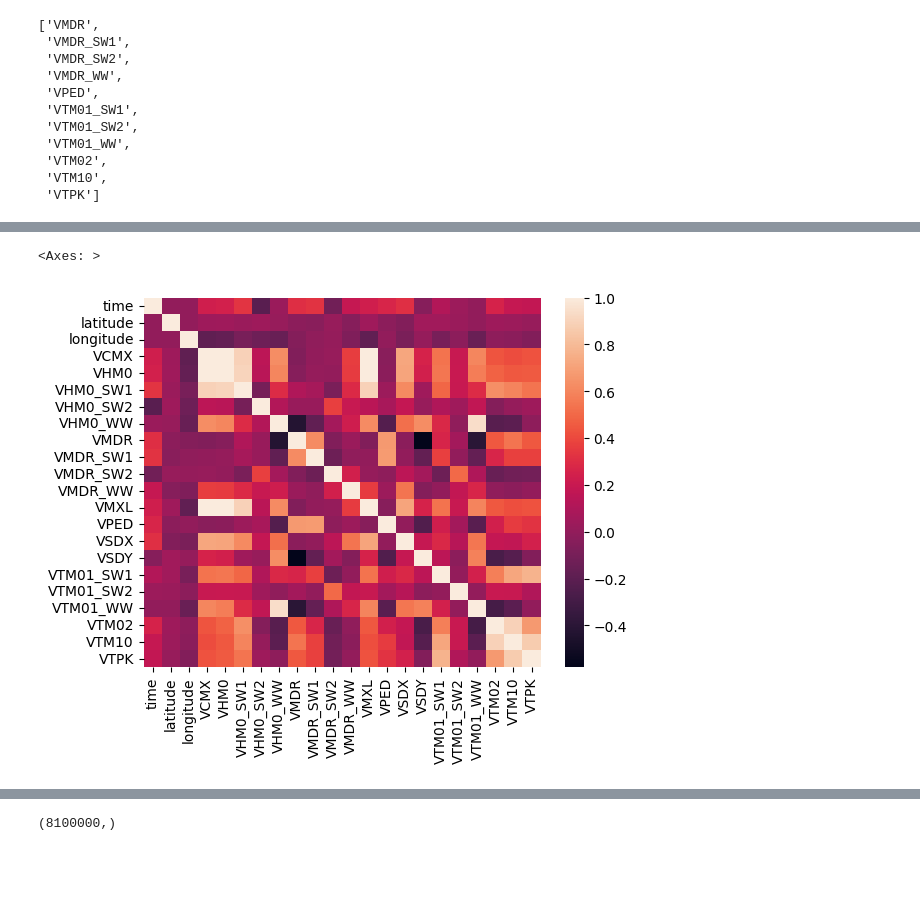
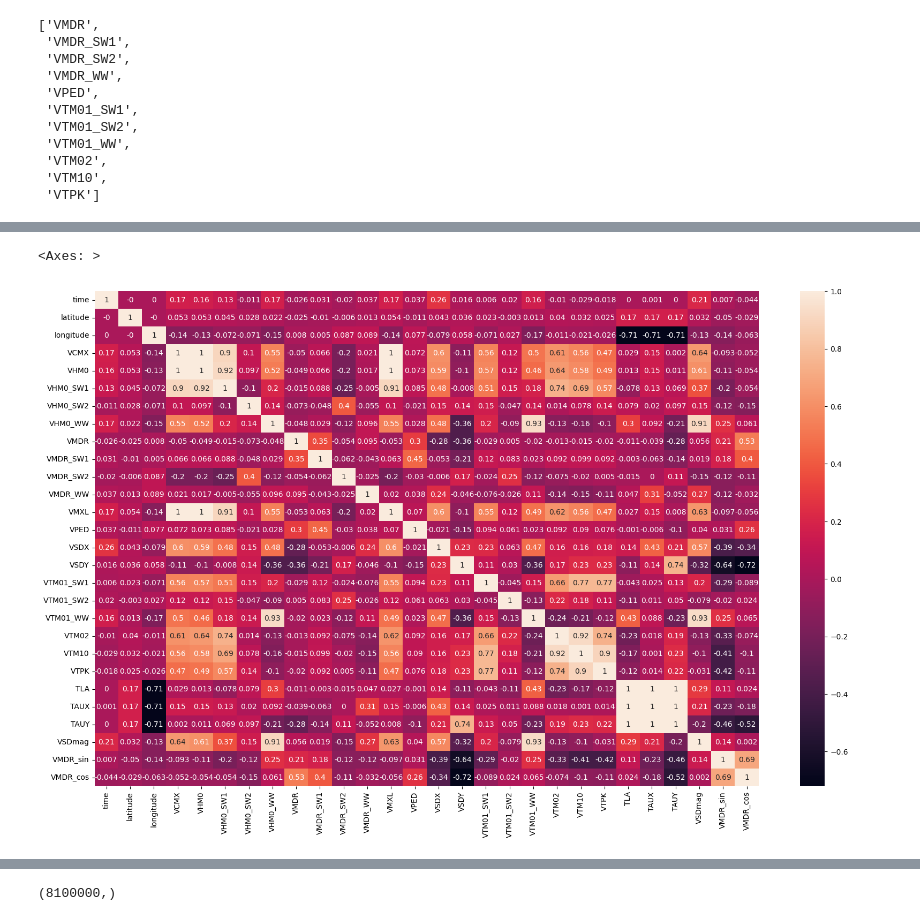
Before and after one commit to oghritik/Wave-Prediction, a Jupyter notebook: data.ipynb, the cells around one changed output, grey strips where cells are left out. Drawn from its saved outputs; the diff is of its cells as text; code cells hidden in the pictures; blank space fills up the shorter version.

```diff
--- a/data.ipynb
+++ b/data.ipynb
@@ -7,6 +7,17 @@ import matplotlib.pyplot as plt
 import seaborn as sns
 from scipy.signal import savgol_filter
 # %%
-ds_depth_2022 = Dataset("/Users/hritik/Documents/Project /Wave-Prediction/dAtA/Sea_surface/gebco_2022_n40.5_s38.5_w-11.0_e-8.5.nc")
-all_ds = Dataset("/Users/hritik/Documents/Project /Wave-Prediction/dAtA/cmems_mod_ibi_wav_anfc_0.027deg_PT1H-i_multi-vars_11.00W-8.53W_38.50N-40.97N_2022-12-01-2025-01-01.nc")
-# ds = Dataset("/Users/hritik/Documents/Project /Wave-Prediction/dAtA/GEBCO_01_Jul_2025_98b060c8070a/gebco_2019_tid_n40.5_s38.5_w-11.0_e-8.5.nc")
+# ds_depth_2022 = Dataset("/Users/hritik/Documents/Project /Wave-Prediction/dAtA/Sea_surface/gebco_2022_n40.5_s38.5_w-11.0_e-8.5.nc")
+# all_ds = Dataset("/Users/hritik/Documents/Project /Wave-Prediction/dAtA/cmems_mod_ibi_wav_anfc_0.027deg_PT1H-i_multi-vars_11.00W-8.53W_38.50N-40.97N_2022-12-01-2025-01-01.nc")
+import xarray as xr
+
+training_data_path1 = r'dAtA\cmems_mod_ibi_wav_my_0.027deg_PT1H-i_multi-vars_11.00W-8.53W_38.50N-40.47N_2020-01-01-2023-12-30.nc'
+training_data_path2 = r'dAtA\cmems_mod_ibi_wav_my-aflux_0.027deg_P1H-i_TLA-TAUX-TAUY_11.00W-8.53W_38.50N-40.47N_2020-01-01-2023-12-30.nc'
+
+all_ds =  Dataset(training_data_path1)
+mini_ds =  Dataset(training_data_path2)
+
+# ds1 = xr.open_dataset(training_data_path1, engine="netcdf4")
+# ds2 = xr.open_dataset(training_data_path2, engine="netcdf4")
+# merged_dataset = xr.merge([ds1, ds2], combine_attrs='drop')
+# print(merged_dataset)
@@ -58,7 +83,7 @@ dict_keys(['VCMX', 'VHM0', 'VHM0_SW1', 'VHM0_SW2', 'VHM0_WW', 'VMDR', 'VMDR_SW1'
  'VTM10',
  'VTPK']
 # %%
-sz = 1000
+sz = 10000
 
 time = all_ds.variables['time'][:sz]              # shape: (ntime,)
 lat = all_ds.variables['latitude'][:sz]           # shape: (nlat,)
@@ -80,6 +105,11 @@ for var in var_names:
     arr = all_ds.variables[var][:sz]              # shape: (time, lat, lon)
     data[var] = arr.ravel()                     # flatten to 1D
 
+for var in ['TLA','TAUX','TAUY']:
+    print(f'Loading {var}...')
+    arr = mini_ds.variables[var][:sz].data
+    data[var] = arr.ravel()
+
 # Build the DataFrame
 df = pd.DataFrame({
     'time': time_grid.ravel(),
@@ -219,0 +141,6 @@ df.groupby("time").head()
+# %%
+df['VSDmag'] = np.sqrt(df['VSDX']**2 + df['VSDY']**2)
+# %%
+vmdr_rad = np.radians(df['VMDR'])
+df['VMDR_sin'] = np.sin(vmdr_rad)
+df['VMDR_cos'] = np.cos(vmdr_rad)
@@ -237,6 +200,6 @@ df_smooth.head()
 # %%
-corr_matrix = df.corr()
-sns.heatmap(corr_matrix)
+plt.figure(figsize=(20,12))
+sns.heatmap(round(corr_matrix,3),annot=True)
 # %% [output]
 <Axes: >
-[figure, old version]
+[figure, new version]
```
Also changed, not shown: parts of 27 cells of this notebook, 12 other files.
